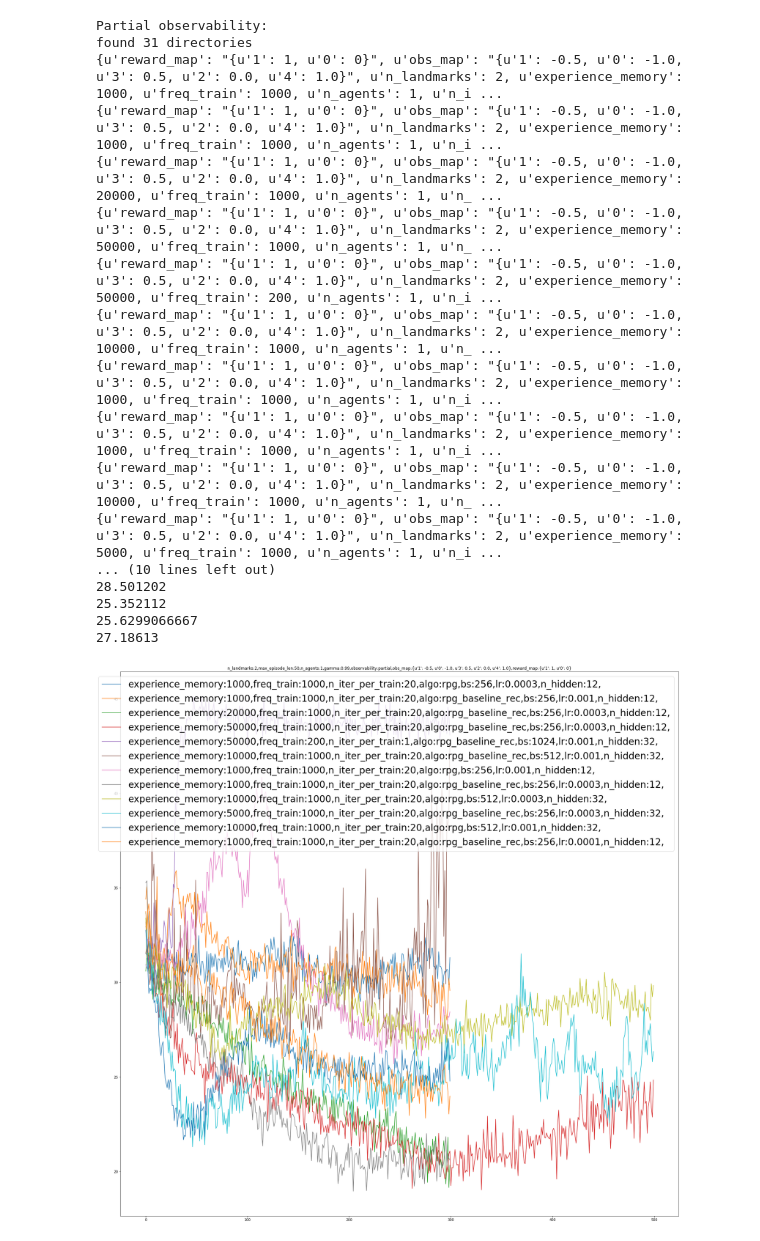
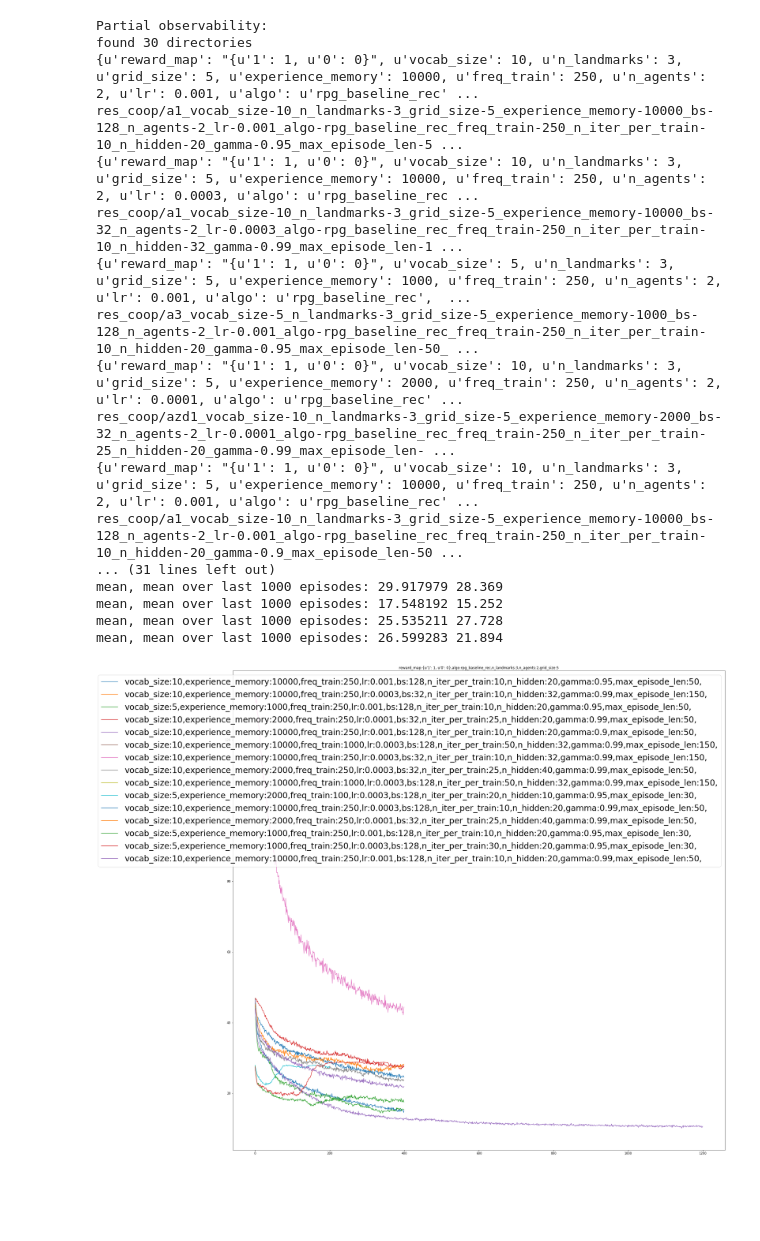
Before and after one commit to rllabmcgill/rlcourse-final-project-hugobb, a Jupyter notebook: compare_runs.ipynb, the cells around one changed output. Saved outputs shown, nothing was run; the diff lists cells and outputs as text; code cells hidden in the pictures; blank space fills up the shorter version.

```diff
--- a/compare_runs.ipynb
+++ b/compare_runs.ipynb
@@ -9,7 +9,7 @@ import json
 
 %matplotlib inline
 
-exp_root = "res"
+exp_root = "res_coop"
 params_file = 'params.json'
 episode_len_file = 'episode_len.p'
 load_json = lambda filename: json.load(open(filename, "r"))
@@ -80,38 +80,43 @@ def compare(constraints, exp_dir):
 
             runs.append(run)
             print run
+            print params_filename
             episode_lengths.append(load_len(lens_filename))
 
     title, labels = compute_title_and_labels(runs)
 
     for run, ep_len, label in zip(runs, episode_lengths, labels):
-            plt.plot(mean_pooling(ep_len.flatten(),1000), label=label)
-            print ep_len.mean()
+            plt.plot(mean_pooling(ep_len.flatten(),5000), label=label)
+            try:
+                print "mean, mean over last 1000 episodes:", ep_len.mean(), ep_len[-1000:].mean()
+            except:
+                print "didn't finish"
     plt.legend(fontsize=28)
     plt.title(title)
     plt.show()
 # %%
 print "Partial observability:"
-compare({"observability": "partial"}, exp_root)
-print "Full observability:"
-compare({"observability": "full"}, exp_root)
+compare({"n_landmarks":3}, exp_root)
+#compare({"observability": "partial"}, exp_root)
+#print "Full observability:"
+#compare({"observability": "full"}, exp_root)
 #compare({"n_landmarks":2}, exp_root)
 # %% [output]
 Partial observability:
-found 31 directories
-{u'reward_map': "{u'1': 1, u'0': 0}", u'obs_map': "{u'1': -0.5, u'0': -1.0, u'3': 0.5, u'2': 0.0, u'4': 1.0}", u'n_landmarks': 2, u'experience_memory': 1000, u'freq_train': 1000, u'n_agents': 1, u'n_i ...
-{u'reward_map': "{u'1': 1, u'0': 0}", u'obs_map': "{u'1': -0.5, u'0': -1.0, u'3': 0.5, u'2': 0.0, u'4': 1.0}", u'n_landmarks': 2, u'experience_memory': 1000, u'freq_train': 1000, u'n_agents': 1, u'n_i ...
-{u'reward_map': "{u'1': 1, u'0': 0}", u'obs_map': "{u'1': -0.5, u'0': -1.0, u'3': 0.5, u'2': 0.0, u'4': 1.0}", u'n_landmarks': 2, u'experience_memory': 20000, u'freq_train': 1000, u'n_agents': 1, u'n_ ...
-{u'reward_map': "{u'1': 1, u'0': 0}", u'obs_map': "{u'1': -0.5, u'0': -1.0, u'3': 0.5, u'2': 0.0, u'4': 1.0}", u'n_landmarks': 2, u'experience_memory': 50000, u'freq_train': 1000, u'n_agents': 1, u'n_ ...
-{u'reward_map': "{u'1': 1, u'0': 0}", u'obs_map': "{u'1': -0.5, u'0': -1.0, u'3': 0.5, u'2': 0.0, u'4': 1.0}", u'n_landmarks': 2, u'experience_memory': 50000, u'freq_train': 200, u'n_agents': 1, u'n_i ...
-{u'reward_map': "{u'1': 1, u'0': 0}", u'obs_map': "{u'1': -0.5, u'0': -1.0, u'3': 0.5, u'2': 0.0, u'4': 1.0}", u'n_landmarks': 2, u'experience_memory': 10000, u'freq_train': 1000, u'n_agents': 1, u'n_ ...
-{u'reward_map': "{u'1': 1, u'0': 0}", u'obs_map': "{u'1': -0.5, u'0': -1.0, u'3': 0.5, u'2': 0.0, u'4': 1.0}", u'n_landmarks': 2, u'experience_memory': 1000, u'freq_train': 1000, u'n_agents': 1, u'n_i ...
-{u'reward_map': "{u'1': 1, u'0': 0}", u'obs_map': "{u'1': -0.5, u'0': -1.0, u'3': 0.5, u'2': 0.0, u'4': 1.0}", u'n_landmarks': 2, u'experience_memory': 1000, u'freq_train': 1000, u'n_agents': 1, u'n_i ...
-{u'reward_map': "{u'1': 1, u'0': 0}", u'obs_map': "{u'1': -0.5, u'0': -1.0, u'3': 0.5, u'2': 0.0, u'4': 1.0}", u'n_landmarks': 2, u'experience_memory': 10000, u'freq_train': 1000, u'n_agents': 1, u'n_ ...
-{u'reward_map': "{u'1': 1, u'0': 0}", u'obs_map': "{u'1': -0.5, u'0': -1.0, u'3': 0.5, u'2': 0.0, u'4': 1.0}", u'n_landmarks': 2, u'experience_memory': 5000, u'freq_train': 1000, u'n_agents': 1, u'n_i ...
-... (10 lines left out)
-28.501202
-25.352112
-25.6299066667
-27.18613
+found 30 directories
+{u'reward_map': "{u'1': 1, u'0': 0}", u'vocab_size': 10, u'n_landmarks': 3, u'grid_size': 5, u'experience_memory': 10000, u'freq_train': 250, u'n_agents': 2, u'lr': 0.001, u'algo': u'rpg_baseline_rec' ...
+res_coop/a1_vocab_size-10_n_landmarks-3_grid_size-5_experience_memory-10000_bs-128_n_agents-2_lr-0.001_algo-rpg_baseline_rec_freq_train-250_n_iter_per_train-10_n_hidden-20_gamma-0.95_max_episode_len-5 ...
+{u'reward_map': "{u'1': 1, u'0': 0}", u'vocab_size': 10, u'n_landmarks': 3, u'grid_size': 5, u'experience_memory': 10000, u'freq_train': 250, u'n_agents': 2, u'lr': 0.0003, u'algo': u'rpg_baseline_rec ...
+res_coop/a1_vocab_size-10_n_landmarks-3_grid_size-5_experience_memory-10000_bs-32_n_agents-2_lr-0.0003_algo-rpg_baseline_rec_freq_train-250_n_iter_per_train-10_n_hidden-32_gamma-0.99_max_episode_len-1 ...
+{u'reward_map': "{u'1': 1, u'0': 0}", u'vocab_size': 5, u'n_landmarks': 3, u'grid_size': 5, u'experience_memory': 1000, u'freq_train': 250, u'n_agents': 2, u'lr': 0.001, u'algo': u'rpg_baseline_rec',  ...
+res_coop/a3_vocab_size-5_n_landmarks-3_grid_size-5_experience_memory-1000_bs-128_n_agents-2_lr-0.001_algo-rpg_baseline_rec_freq_train-250_n_iter_per_train-10_n_hidden-20_gamma-0.95_max_episode_len-50_ ...
+{u'reward_map': "{u'1': 1, u'0': 0}", u'vocab_size': 10, u'n_landmarks': 3, u'grid_size': 5, u'experience_memory': 2000, u'freq_train': 250, u'n_agents': 2, u'lr': 0.0001, u'algo': u'rpg_baseline_rec' ...
+res_coop/azd1_vocab_size-10_n_landmarks-3_grid_size-5_experience_memory-2000_bs-32_n_agents-2_lr-0.0001_algo-rpg_baseline_rec_freq_train-250_n_iter_per_train-25_n_hidden-20_gamma-0.99_max_episode_len- ...
+{u'reward_map': "{u'1': 1, u'0': 0}", u'vocab_size': 10, u'n_landmarks': 3, u'grid_size': 5, u'experience_memory': 10000, u'freq_train': 250, u'n_agents': 2, u'lr': 0.001, u'algo': u'rpg_baseline_rec' ...
+res_coop/a1_vocab_size-10_n_landmarks-3_grid_size-5_experience_memory-10000_bs-128_n_agents-2_lr-0.001_algo-rpg_baseline_rec_freq_train-250_n_iter_per_train-10_n_hidden-20_gamma-0.9_max_episode_len-50 ...
+... (31 lines left out)
+mean, mean over last 1000 episodes: 29.917979 28.369
+mean, mean over last 1000 episodes: 17.548192 15.252
+mean, mean over last 1000 episodes: 25.535211 27.728
+mean, mean over last 1000 episodes: 26.599283 21.894
-[figure, old version]
+[figure, new version]
```
Also changed, not shown: parts of 1 cell of this notebook, 3 other files.
